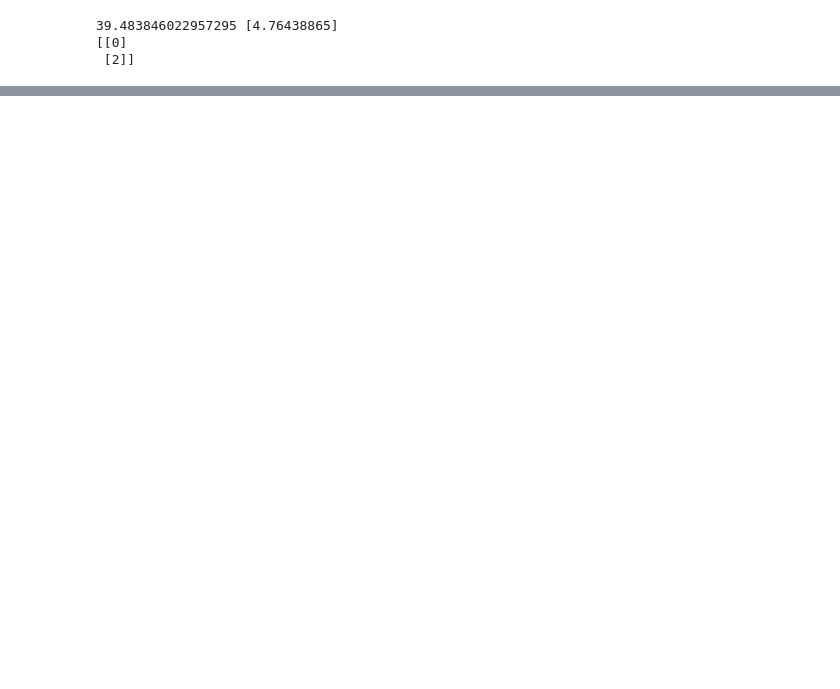
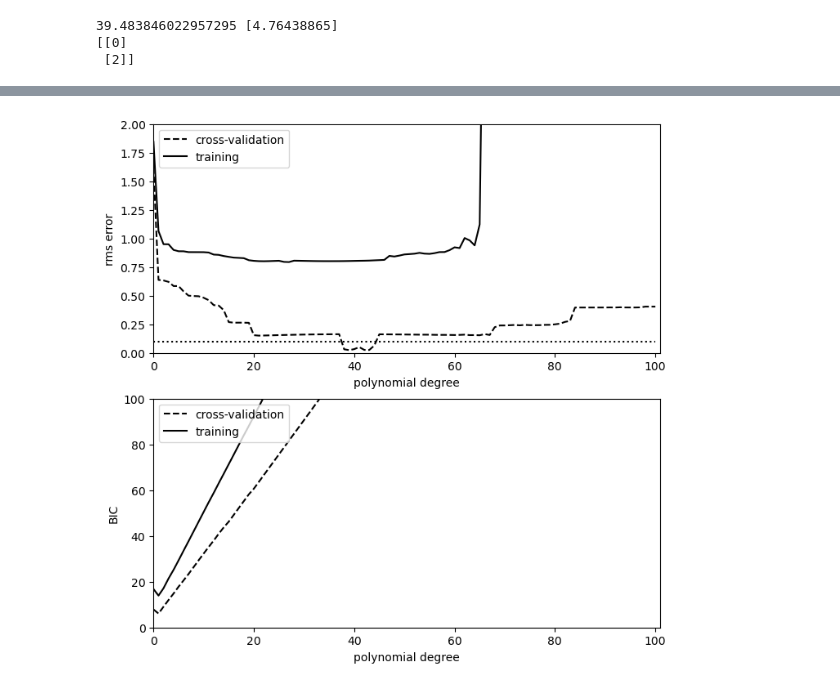
Before and after one commit to SimoneRestuccia/astrostatistics_bicocca_2024, a Jupyter notebook: working/L_17_01.ipynb, the cells around one changed output, grey strips where cells are left out. Drawn from its saved outputs; the diff is of its cells as text; code cells hidden in the pictures; blank space fills up the shorter version.

```diff
--- a/working/L_17_01.ipynb
+++ b/working/L_17_01.ipynb
@@ -68,0 +132,41 @@ plt.ylim(35,50)
+# %%
+d = np.arange(0, 101)
+training_err = np.zeros(d.shape)
+crossval_err = np.zeros(d.shape)
+for i in range(len(d)):
+    training_err[i] = np.sqrt(np.sum((polyfit(d[i], z_train, mu_train) - mu_train) ** 2)
+                              / len(mu_train))
+    crossval_err[i] = np.sqrt(np.sum((polyfit(d[i], z_cross, mu_cross) - mu_cross) ** 2)
+                              / len(mu_cross))
+
+#FORSE DA TOGLIERE!!!!
+BIC_train = np.sqrt(len(mu_train)) * training_err / dmu[0] + d * np.log(len(mu_train))
+BIC_crossval = np.sqrt(len(mu_cross)) * crossval_err / dmu[0] + d * np.log(len(mu_cross))
+# %%
+fig = plt.figure(figsize=(8, 8))
+ax = fig.add_subplot(211)
+ax.plot(d, crossval_err, '--k', label='cross-validation')
+ax.plot(d, training_err, '-k', label='training')
+ax.plot(d, 0.1 * np.ones(d.shape), ':k')
+
+ax.set_xlim(0, 101)
+ax.set_ylim(0, 2)
+
+ax.set_xlabel('polynomial degree')
+ax.set_ylabel('rms error')
+ax.legend(loc=2)
+
+ax = fig.add_subplot(212)
+ax.plot(d, BIC_crossval, '--k', label='cross-validation')
+ax.plot(d, BIC_train, '-k', label='training')
+
+ax.set_xlim(0, 101)
+ax.set_ylim(0, 100)
+
+ax.legend(loc=2)
+ax.set_xlabel('polynomial degree')
+ax.set_ylabel('BIC')
+
+plt.show()
+# %% [output]
+[figure, added]
```
Also changed, not shown: parts of 10 cells of this notebook, 1 other file.
